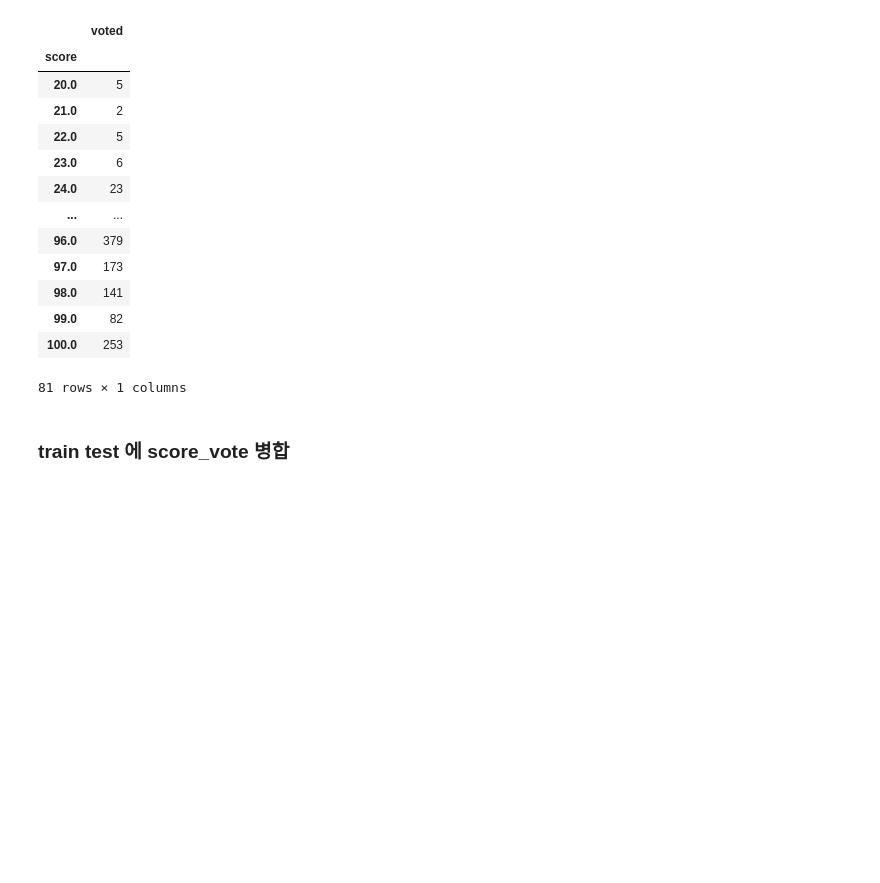
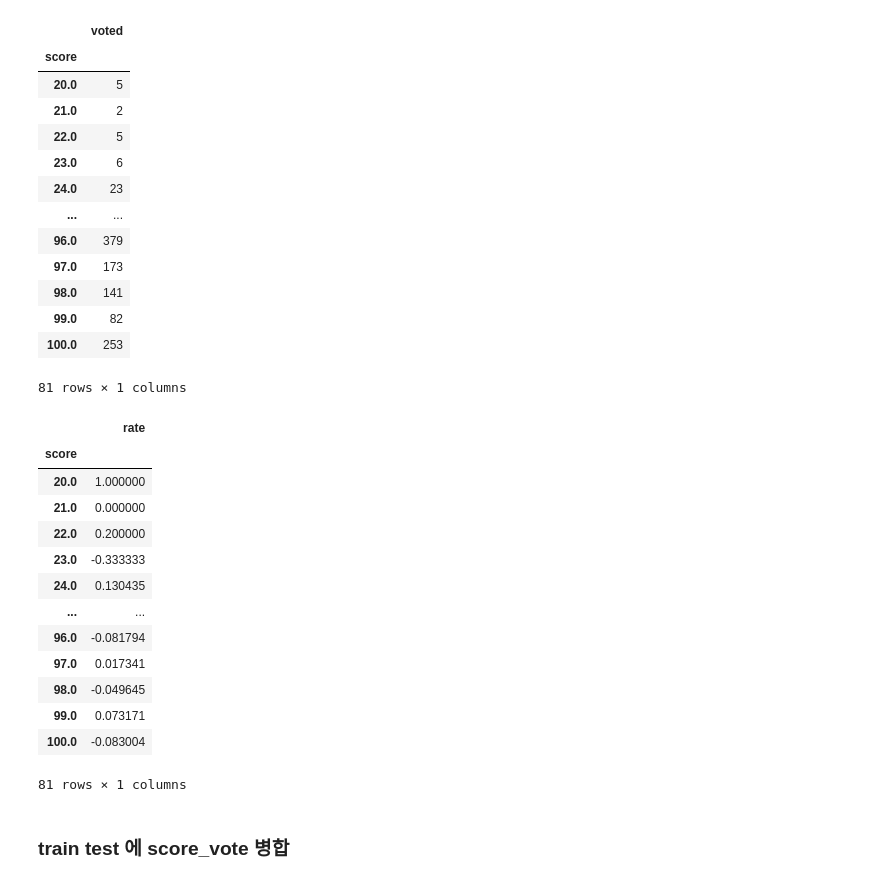
Before and after one commit to dss-14th/ml-repo-3, a Jupyter notebook: yong's/final_importance_except0_-Copy2.ipynb, the cells around one changed output. Saved outputs shown, nothing was run; the diff lists cells and outputs as text; code cells hidden in the pictures; blank space fills up the shorter version.

```diff
--- a/yong's/final_importance_except0_-Copy2.ipynb
+++ b/yong's/final_importance_except0_-Copy2.ipynb
@@ -231,6 +231,24 @@ weight_yes_tr = df_tr[["voted", "score"]].groupby("score").sum()
 weight_no_tr = weight_all_tr - weight_yes_tr
 # %%
 df_weight_tr = (weight_yes_tr - weight_no_tr)/ weight_all_tr
+# %%
+df_weight_tr = df_weight_tr.rename(columns={"voted":"rate"})
+df_weight_tr
+# %% [output]
+|  | rate |
+| score |  |
+| 20.0 | 1.000000 |
+| 21.0 | 0.000000 |
+| 22.0 | 0.200000 |
+| 23.0 | -0.333333 |
+| 24.0 | 0.130435 |
+| ... | ... |
+| 96.0 | -0.081794 |
+| 97.0 | 0.017341 |
+| 98.0 | -0.049645 |
+| 99.0 | 0.073171 |
+| 100.0 | -0.083004 |
+81 rows × 1 columns
 # %% [markdown]
 ### train test 에 score_vote 병합
 # %%
```
Also changed, not shown: parts of 5 cells of this notebook, 2 other files.
